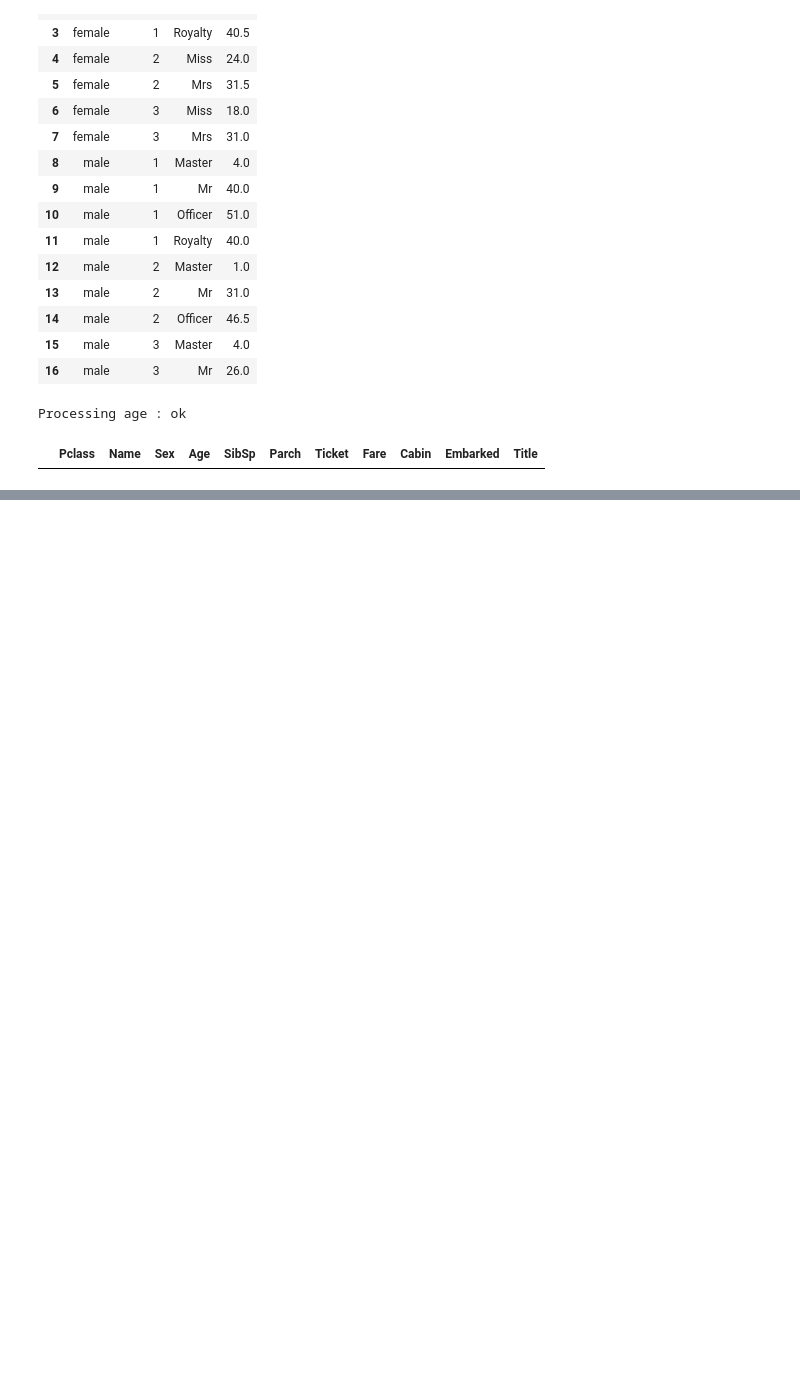
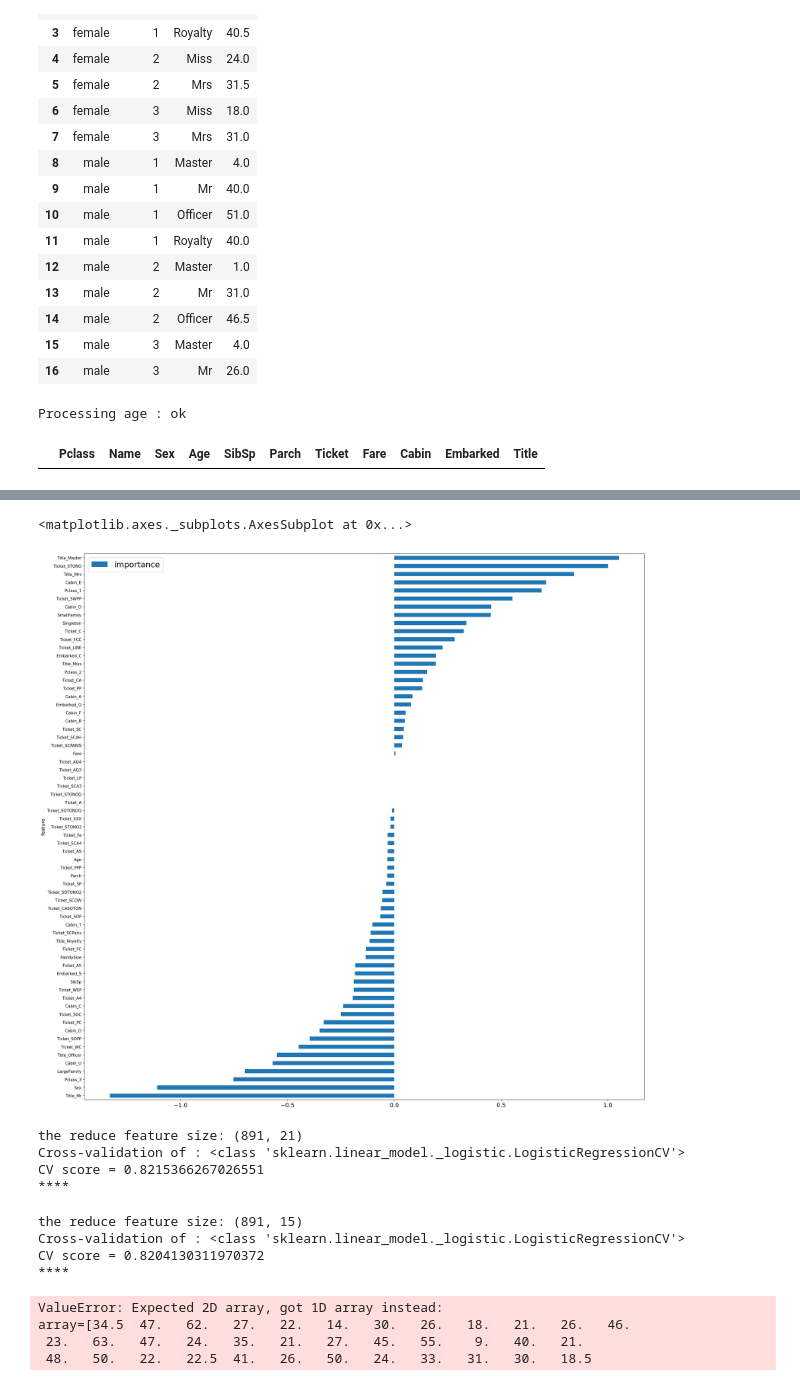
Before and after one commit to robinsonweng/kaggle_titanic_practice, a Jupyter notebook: titanic/titianic-ver2.ipynb, the cells around one changed output, grey strips where cells are left out. Drawn from its saved outputs; the diff is of its cells as text; code cells hidden in the pictures; blank space fills up the shorter version.

```diff
--- a/titanic/titianic-ver2.ipynb
+++ b/titanic/titianic-ver2.ipynb
@@ -477,0 +733,64 @@ Processing age : ok
+# %%
+lrcv = LogisticRegressionCV()
+lrcv.fit(train, targets)
+features = pd.DataFrame()
+features['feature'] = train.columns
+features['importance'] = lrcv.coef_[0]
+features.sort_values(by=['importance'], ascending=True, inplace=True)
+features.set_index('feature', inplace=True)
+features.plot(kind='barh', figsize=(25, 25))
+# %% [output]
+<matplotlib.axes._subplots.AxesSubplot at 0x...>
+[figure, added]
+# %%
+select_model = SelectFromModel(lrcv, prefit=True)
+reduced = select_model.transform(train)
+run_model(lrcv, reduced)
+# %% [output]
+the reduce feature size: (891, 21)
+Cross-validation of : <class 'sklearn.linear_model._logistic.LogisticRegressionCV'>
+CV score = 0.8215366267026551
+****
+# %%
+gboost = GradientBoostingClassifier()
+gboost.fit(train, targets)
+select_model = SelectFromModel(clf, prefit=True)
+reduced = select_model.transform(train)
+run_model(lrcv, reduced)
+# %% [output]
+the reduce feature size: (891, 15)
+Cross-validation of : <class 'sklearn.linear_model._logistic.LogisticRegressionCV'>
+CV score = 0.8204130311970372
+****
+# %%
+# rft prameters
+parameters = {'bootstrap': False, 'min_samples_leaf': 3, 'n_estimators': 50,
+                  'min_samples_split': 10, 'max_features': 'sqrt', 'max_depth': 6}
+
+model = RandomForestClassifier(**parameters)
+models = [gboost, lr, lrcv, rf]
+
+trained_models = []
+for model in models:
+    model.fit(train, targets)
+    trained_models.append(model)
+
+test_num = test.to_numpy()
+model.predict_proba(test_num[:, 1])
+"""predictions = []
+for model in trained_models:
+    predictions.append(model.predict_proba(test_num))
+
+predictions_df = pd.DataFrame(predictions).T
+predictions_df['out'] = predictions_df.mean(axis=1)
+predictions_df['PassengerId'] = aux['PassengerId']
+predictions_df['out'] = predictions_df['out'].map(lambda s: 1 if s >= 0.5 else 0)
+
+predictions_df = predictions_df[['PassengerId', 'out']]
+predictions_df.columns = ['PassengerId', 'Survived']
+"""
+# %% [output]
+ValueError: Expected 2D array, got 1D array instead:
+array=[34.5  47.   62.   27.   22.   14.   30.   26.   18.   21.   26.   46.
+ 23.   63.   47.   24.   35.   21.   27.   45.   55.    9.   40.   21.
+ 48.   50.   22.   22.5  41.   26.   50.   24.   33.   31.   30.   18.5
```
Also changed, not shown: parts of 41 cells of this notebook.
